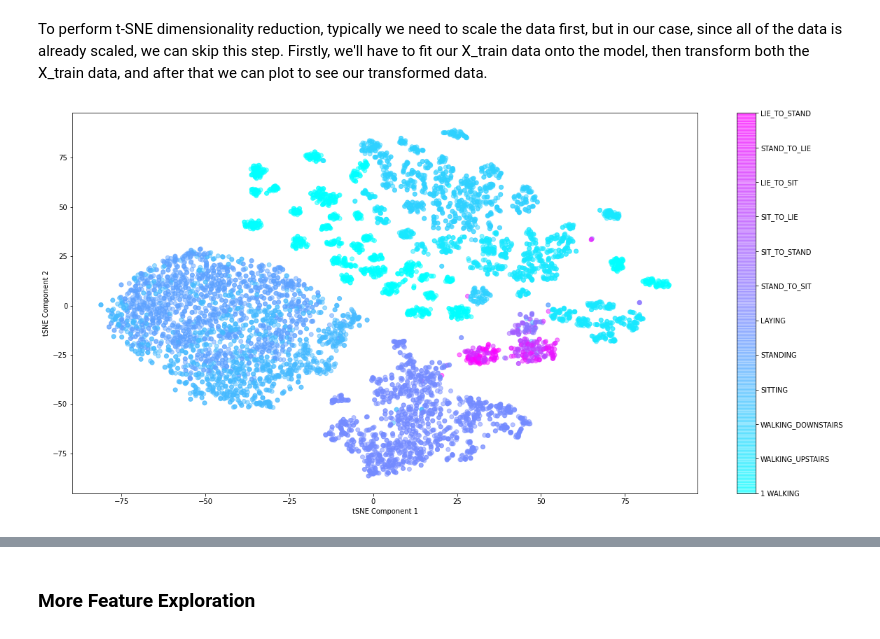
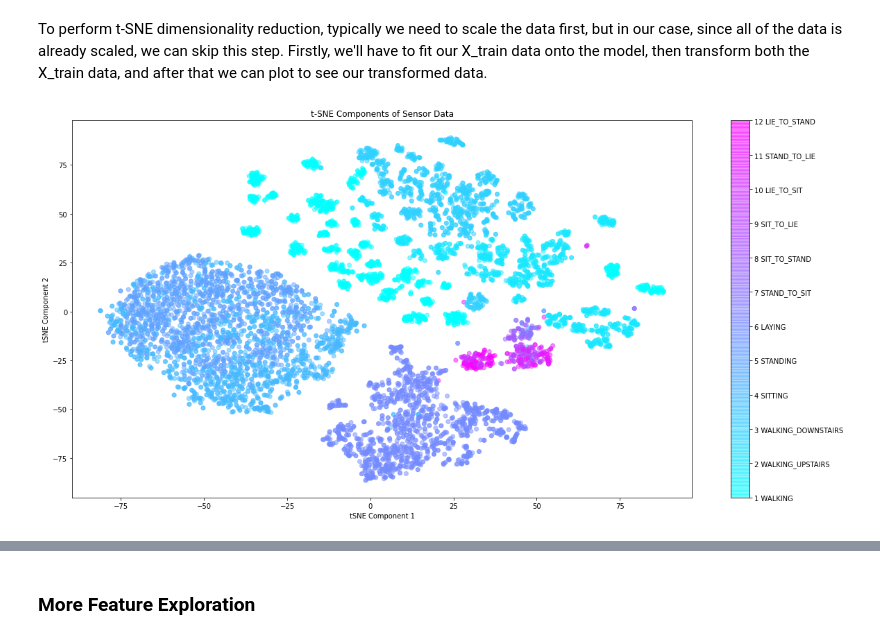
Before and after one commit to Allan-Luu/HumanActivityClassification, a Jupyter notebook: 01 Basic_EDA.ipynb, the cells around one changed output, grey strips where cells are left out. Drawn from its saved outputs; the diff is of its cells as text; code cells hidden in the pictures.

```diff
--- a/01 Basic_EDA.ipynb
+++ b/01 Basic_EDA.ipynb
@@ -190,9 +190,9 @@ pca.fit(X_train)
 X_train_PCA = pca.transform(X_train)
 X_test_PCA = pca.transform(X_test)
 # %%
-labels = ["1 WALKING", "WALKING_UPSTAIRS", "WALKING_DOWNSTAIRS",\
-          "SITTING", "STANDING", "LAYING", "STAND_TO_SIT", "SIT_TO_STAND",\
-          "SIT_TO_LIE", "LIE_TO_SIT", "STAND_TO_LIE", "LIE_TO_STAND"]
+labels = ["1 WALKING", "2 WALKING_UPSTAIRS", "3 WALKING_DOWNSTAIRS",\
+          "4 SITTING", "5 STANDING", "6 LAYING", "7 STAND_TO_SIT", "8 SIT_TO_STAND",\
+          "9 SIT_TO_LIE", "10 LIE_TO_SIT", "11 STAND_TO_LIE", "12 LIE_TO_STAND"]
 
 # Plotting the PCA-transformed data (only the first two dimensions)
 plt.figure(figsize=(20,10))
@@ -239,19 +239,20 @@ X_tSNE = tSNE.fit_transform(X_train)
 # %%
 # Plotting the tSNE-transformed data (only the first two dimensions)
 
 plt.figure(figsize=(20, 10))
 plt.scatter(X_tSNE[:,0],X_tSNE[:,1], c = y_train, cmap='cool', alpha = 0.5)
 
 plt.xlabel("tSNE Component 1")
 plt.ylabel("tSNE Component 2")
+plt.title('t-SNE Components of Sensor Data')
 
 # instantiate the colorbar
 # readjust the number of ticks shown on the color bar
 # add label names to each tick
 cbar = plt.colorbar()
 cbar.set_ticks([1,2,3,4,5,6,7,8,9,10,11,12])
 cbar.set_ticklabels(labels)
 
 plt.show()
 # %% [output]
-[figure, old version]
+[figure, new version]
```
Also changed, not shown: parts of 8 cells of this notebook, 2 other files.
